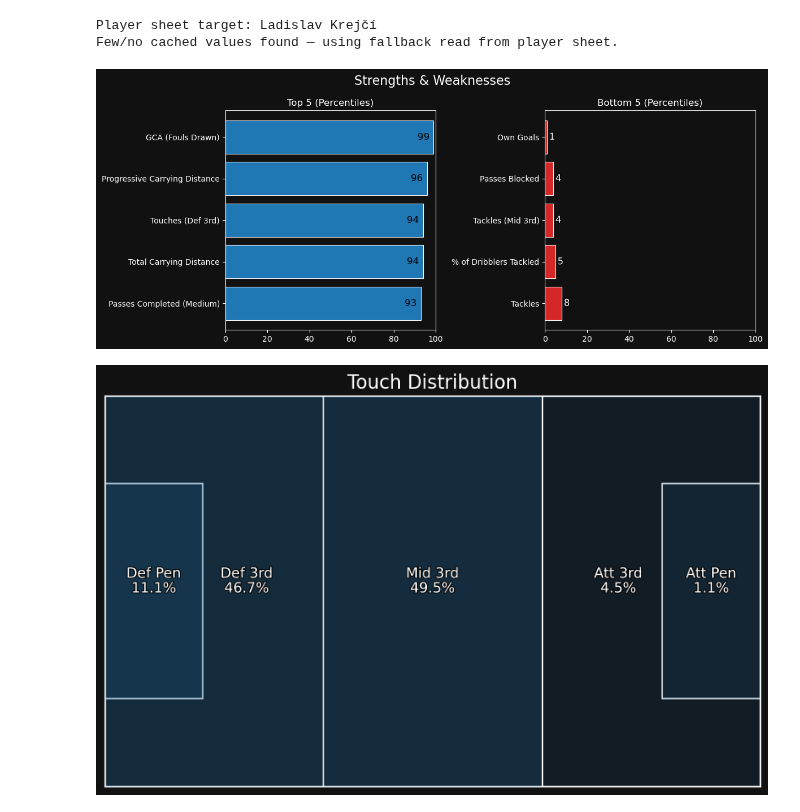
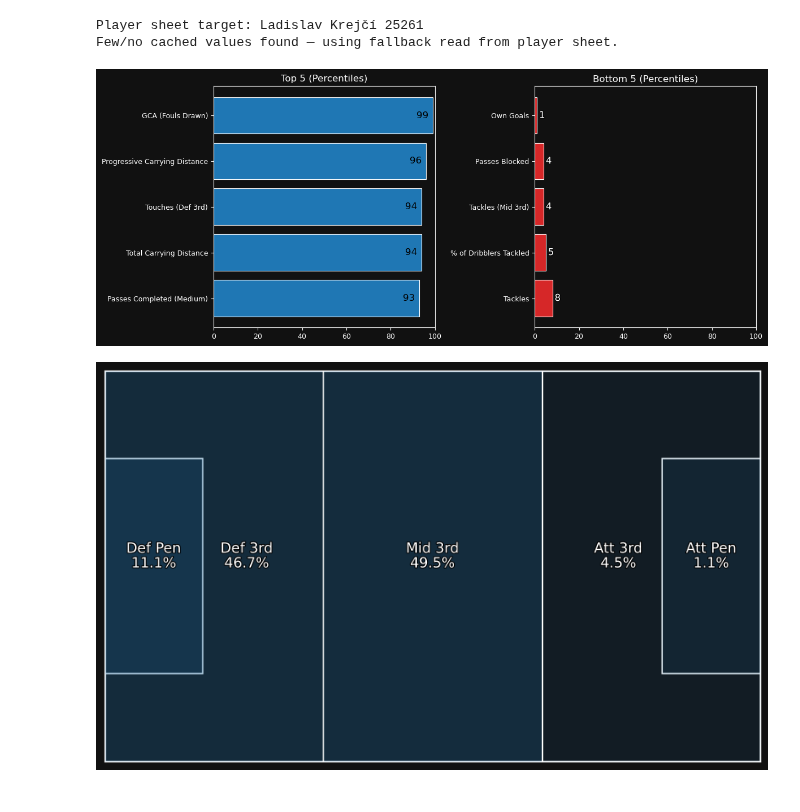
Before and after one commit to derek-chui/Football-Analytics, a Jupyter notebook: player-dashboard/CB/Ladislav-Krejčí.ipynb, the cells around one changed output. Saved outputs shown, nothing was run; the diff lists cells and outputs as text; code cells hidden in the pictures.

Commit message:
Ladislav Krejčí

```diff
--- a/player-dashboard/CB/Ladislav-Krejčí.ipynb
+++ b/player-dashboard/CB/Ladislav-Krejčí.ipynb
@@ -159,7 +159,7 @@ top5 = clean.sort_values("Percentile", ascending=False).head(5)
 bot5 = clean.sort_values("Percentile", ascending=True).head(5)
 
 fig = plt.figure(figsize=(12,5)); fig.patch.set_facecolor(FIG_BG)
-plt.suptitle(f"Strengths & Weaknesses", fontsize=16, y=0.98)
+# plt.suptitle(f"Strengths & Weaknesses", fontsize=16, y=0.98)
 
 #Top 5
 ax1 = fig.add_subplot(1,2,1); ax1.set_facecolor(AX_BG)
@@ -234,7 +234,7 @@ for (x, y, w, h), s, lab in fills:
             fontsize=12, path_effects=stroke_txt("x"))
 
 ax.set_xlim(0,120); ax.set_ylim(0,80); ax.set_xticks([]); ax.set_yticks([])
-ax.set_title(f"Touch Distribution", fontsize=16)
+# ax.set_title(f"Touch Distribution", fontsize=16)
 if SHOW_FIGS: plt.show()
 
 
@@ -404,7 +404,7 @@ for ang, lab in zip(angles + width/2, labels):
                 fontsize=9, fontweight="bold", color="white", zorder=6)
     t.set_path_effects([path_effects.Stroke(linewidth=2, foreground="black"), path_effects.Normal()])
 
-title = ax.set_title("Player Profile", va="bottom", y=1.08, fontsize=14, fontweight="bold", color="white")
+# title = ax.set_title("Player Profile", va="bottom", y=1.08, fontsize=14, fontweight="bold", color="white")
 title.set_path_effects([path_effects.Stroke(linewidth=3, foreground="black"), path_effects.Normal()])
 
 #legend
@@ -477,33 +477,33 @@ for ax, lab, val in zip(axs, pt_labels, pt_vals):
         wedgeprops=dict(width=0.25, edgecolor="white", linewidth=0.8),
     )
     ax.text(0, 0, f"{val:.1f}%", ha="center", va="center",
             fontsize=14, fontweight="bold", color="white", path_effects=stroke_txt("x"))
     t = ax.set_title(lab, fontsize=12, color="white", pad=10)
 
     if lab == "Aggressive":
         mid_ax = ax
         aggressive_title = t
 
 fig.canvas.draw()
 
 bbox_ax = mid_ax.get_position(fig)
 title_x = (bbox_ax.x0 + bbox_ax.x1) / 2
 
 renderer     = fig.canvas.get_renderer()
 bbox_title   = aggressive_title.get_window_extent(renderer=renderer)
 bbox_titleF  = bbox_title.transformed(fig.transFigure.inverted())
 
 SPACER = max(0.045, 1.25 * bbox_titleF.height)
 title_y = bbox_titleF.y1 + SPACER
 
 # fig.text(title_x, title_y, "Player Type",
 #          ha="center", va="bottom", fontsize=TITLE_FONTSIZE, color="white")
 
 #dont use tight_layout, will fight custom figure text placement
 if SHOW_FIGS: plt.show()
 # save_fig(fig, f"{player_name}_player_type_donuts_stacked")
 # %% [output]
-Player sheet target: Ladislav Krejčí
+Player sheet target: Ladislav Krejčí 25261
 Few/no cached values found — using fallback read from player sheet.
-[figure, old version]
+[figure, new version]
-[figure, old version]
+[figure, new version]
```
Also changed, not shown: parts of 6 cells of this notebook, 3 other files.
